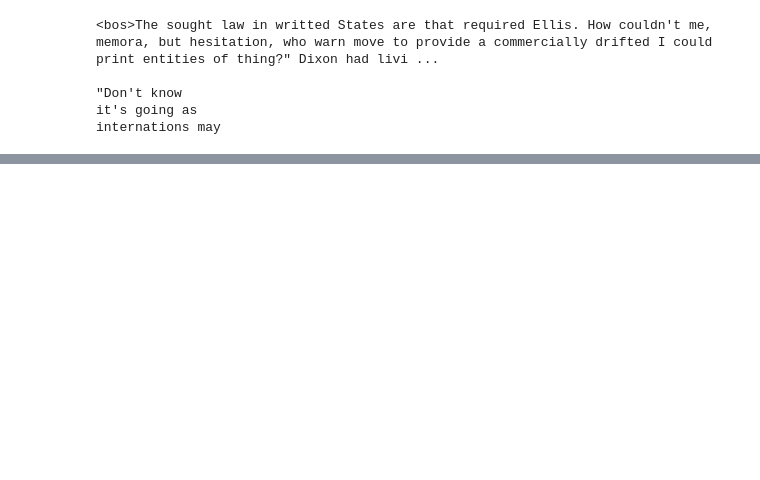
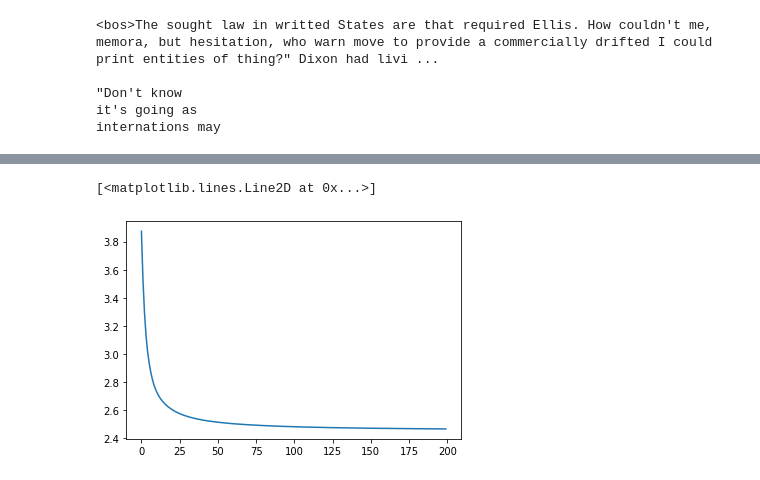
Before and after one commit to pvwoods/dl-experiments, a Jupyter notebook: karpathy/ngram.ipynb, the cells around one changed output, grey strips where cells are left out. Cells and saved outputs as stored; diff of their text form; code cells hidden in the pictures; blank space fills up the shorter version.

```diff
--- a/karpathy/ngram.ipynb
+++ b/karpathy/ngram.ipynb
@@ -241,0 +240,3 @@ Kira
+# %%
+for name in words[:5]:
+    print(f'{name}: ({model.calc_log_likelihood(name):.4f})')
@@ -286,0 +341,9 @@ man is a non profit 501 c 3 educational corporation organized under the terms of
+# %%
+# interpret each of the weights as log counts, and then exponentiate them
+logits = (xs_enc @ W)
+# perform soft max
+counts = logits.exp() # equivilant to N tensor
+probs = counts / counts.sum(dim=-1, keepdims=True)
+probs
+
+# each of these operations are differentiable, meaning we can back propogate through them
@@ -286,0 +371,36 @@ man is a non profit 501 c 3 educational corporation organized under the terms of
+# %%
+
+lr = 0.1
+
+loss = -(probs[(torch.arange(xs_enc.shape[0], dtype=torch.long), ys.long())]).log().mean()
+W.grad = None
+loss.backward()
+W.data += W.grad * -lr
+# %%
+history = []
+
+W = torch.randn((total_tokens, total_tokens), requires_grad=True)
+
+lr = 40
+
+for i in range(200):
+
+    W.grad = None
+
+    logits = (xs_enc @ W)
+
+    counts = logits.exp()
+    probs = counts / counts.sum(dim=-1, keepdims=True)
+
+    loss = -(probs[torch.arange(xs_enc.shape[0], dtype=torch.long), ys.long()]).log().mean()
+
+    history.append(loss.item())
+
+    loss.backward()
+
+    W.data += W.grad * -lr
+
+plt.plot(history)
+# %% [output]
+[<matplotlib.lines.Line2D at 0x...>]
+[figure, added]
```
Also changed, not shown: parts of 21 cells of this notebook.
